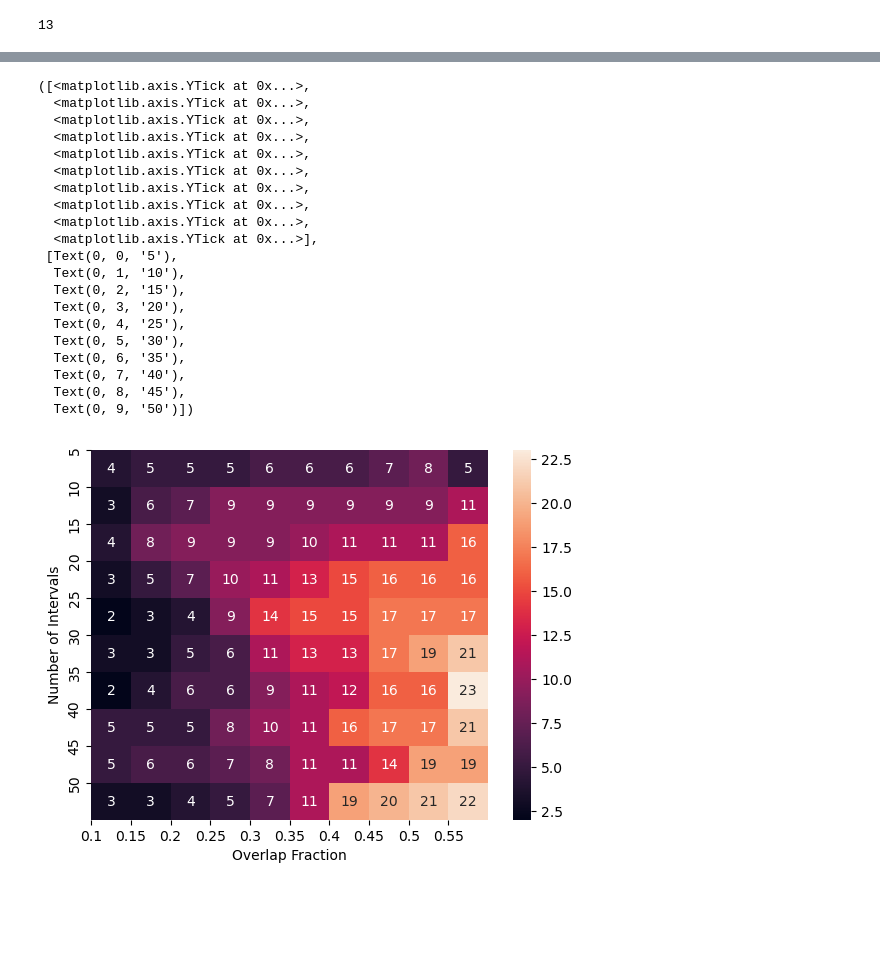
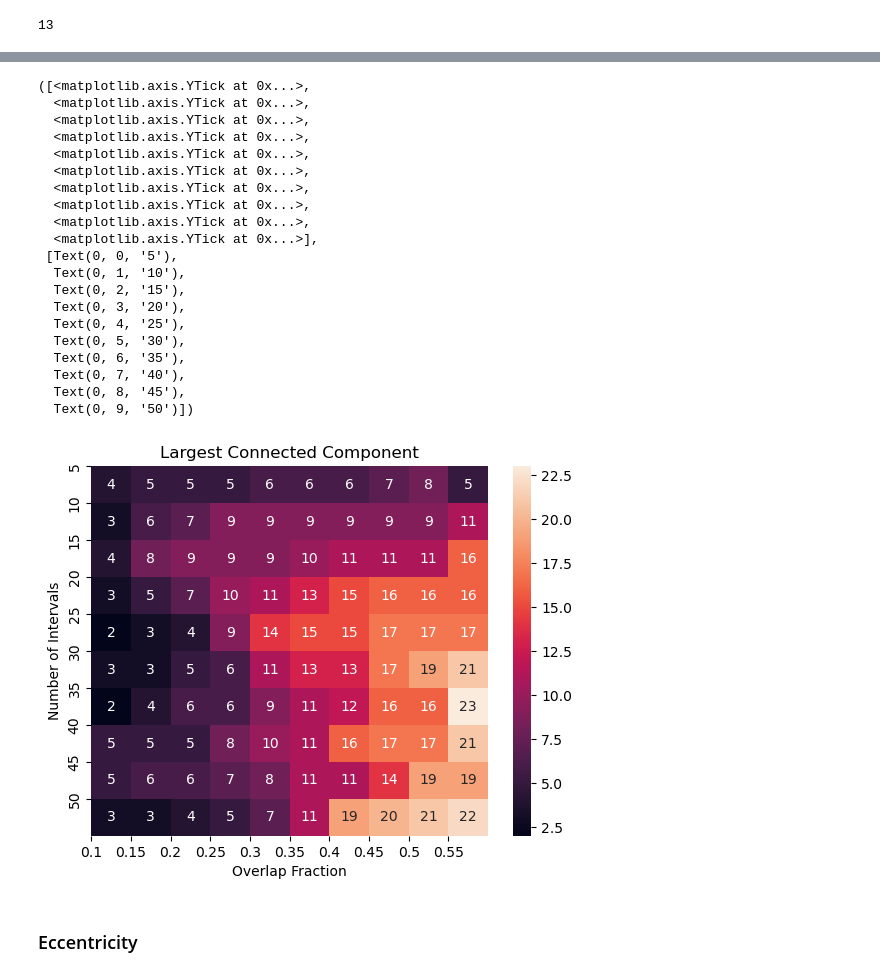
Before and after one commit to DAAAAMNSocialJustice/disruptjmm, a Jupyter notebook: tda/MapperSpecific.ipynb, the cells around one changed output, grey strips where cells are left out. Drawn from its saved outputs; the diff is of its cells as text; code cells hidden in the pictures; blank space fills up the shorter version.

```diff
--- a/tda/MapperSpecific.ipynb
+++ b/tda/MapperSpecific.ipynb
@@ -235,30 +243,33 @@ plt.yticks(np.arange(len(nints)), nints)
 # %%
 import seaborn as sns
 sns.heatmap(max_cc_matrix, annot=True)
 #add labels
+plt.title("Largest Connected Component")
 plt.xlabel("Overlap Fraction")
 plt.ylabel("Number of Intervals")
 plt.xticks(np.arange(len(olfrac)), np.round(olfrac,2))
 plt.yticks(np.arange(len(nints)), nints)
 # %% [output]
 ([<matplotlib.axis.YTick at 0x...>,
   <matplotlib.axis.YTick at 0x...>,
   <matplotlib.axis.YTick at 0x...>,
   <matplotlib.axis.YTick at 0x...>,
   <matplotlib.axis.YTick at 0x...>,
   <matplotlib.axis.YTick at 0x...>,
   <matplotlib.axis.YTick at 0x...>,
   <matplotlib.axis.YTick at 0x...>,
   <matplotlib.axis.YTick at 0x...>,
   <matplotlib.axis.YTick at 0x...>],
  [Text(0, 0, '5'),
   Text(0, 1, '10'),
   Text(0, 2, '15'),
   Text(0, 3, '20'),
   Text(0, 4, '25'),
   Text(0, 5, '30'),
   Text(0, 6, '35'),
   Text(0, 7, '40'),
   Text(0, 8, '45'),
   Text(0, 9, '50')])
-[figure, old version]
+[figure, new version]
+# %% [markdown]
+### Eccentricity
```
Also changed, not shown: parts of 22 cells of this notebook.
